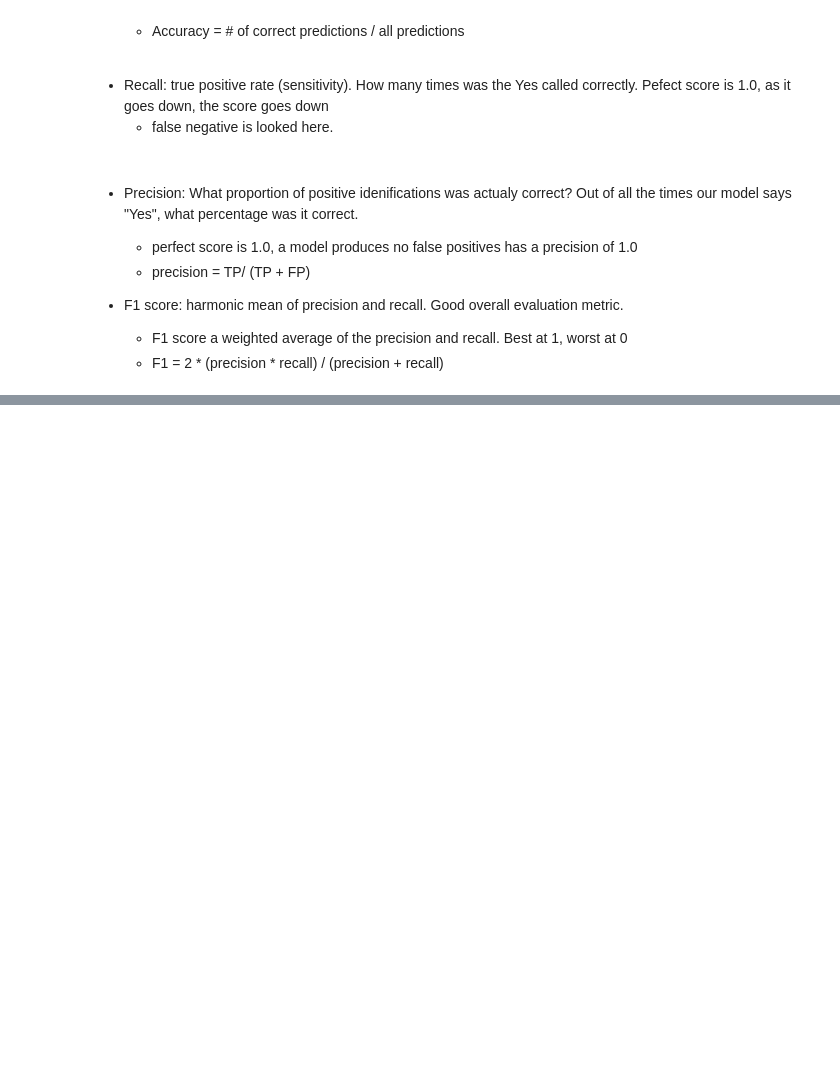
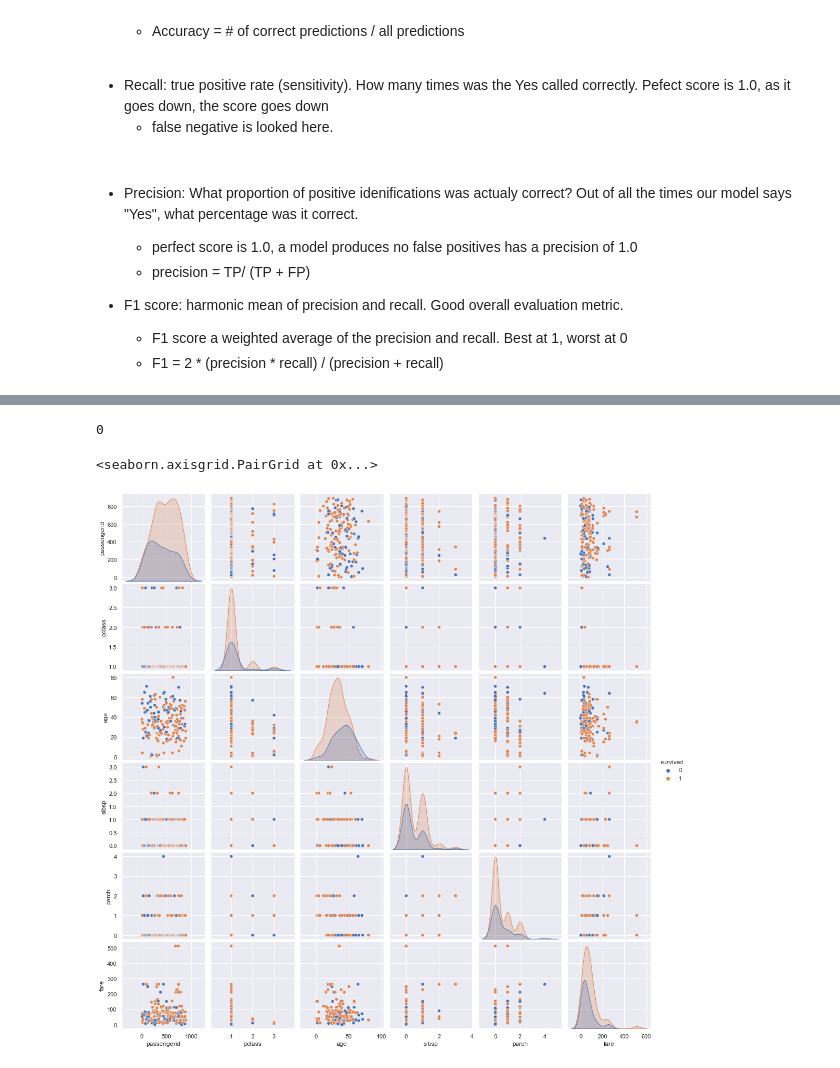
Before and after one commit to DavidGuzman1999/NYPD-Arrest-Data, a Jupyter notebook: NYPD_Arrest_Data_Logistic_Regression.ipynb, the cells around one changed output, grey strips where cells are left out. Drawn from its saved outputs; the diff is of its cells as text; code cells hidden in the pictures; blank space fills up the shorter version.

```diff
--- a/NYPD_Arrest_Data_Logistic_Regression.ipynb
+++ b/NYPD_Arrest_Data_Logistic_Regression.ipynb
@@ -88,0 +96,25 @@ Meterics that tell us how our model is performing
+# %%
+# pandas and numpy for data wrangling
+import pandas as pd
+import numpy as np
+
+# seaborn/ matplotlib for visualiation
+import seaborn as sns
+sns.set()
+import matplotlib.pyplot as plt
+%matplotlib inline
+
+# helper function to split our data
+from sklearn.model_selection import train_test_split
+
+# this is our logit model
+from sklearn.linear_model import LogisticRegression
+
+# helper functions to evaluate the model
+from sklearn.metrics import accuracy_score, precision_score, recall_score, confusion_matrix
+# %%
+# load data
+
+df = pd.read_csv("data/titanic.csv")
+
+df.head()
@@ -88,0 +199,3 @@ Meterics that tell us how our model is performing
+# %%
+# drop the nulls
+df = df.dropna() # let us not drop the nulls, too many nulls
@@ -88,0 +218,13 @@ Meterics that tell us how our model is performing
+# %%
+# 5. check for dupes
+df.duplicated().sum() # no dupes
+# %% [output]
+0
+# %%
+#6. plot the data
+# visualize the data
+
+sns.pairplot(df, hue = "survived") # hue is the grouping variable, divides the different points by color
+# %% [output]
+<seaborn.axisgrid.PairGrid at 0x...>
+[figure, added]
```
Also changed, not shown: parts of 11 cells of this notebook.
